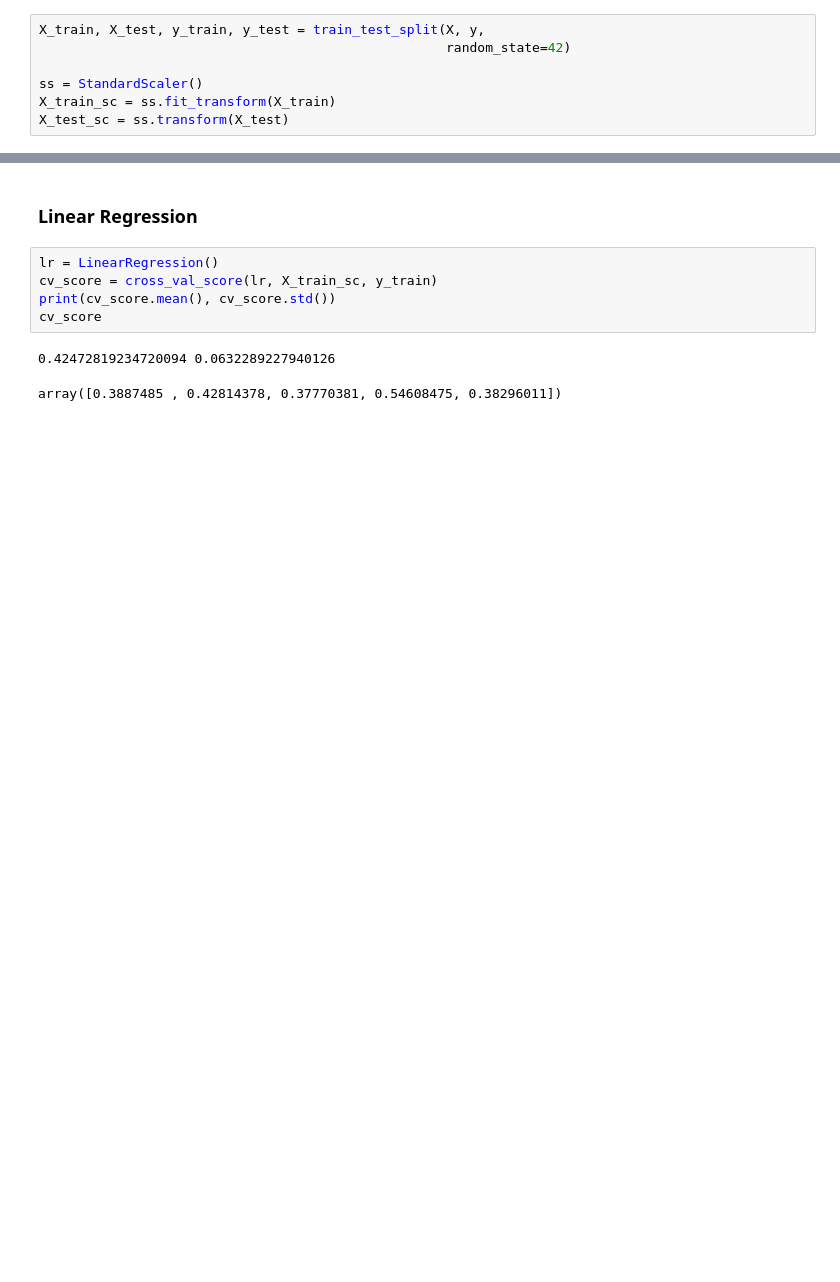
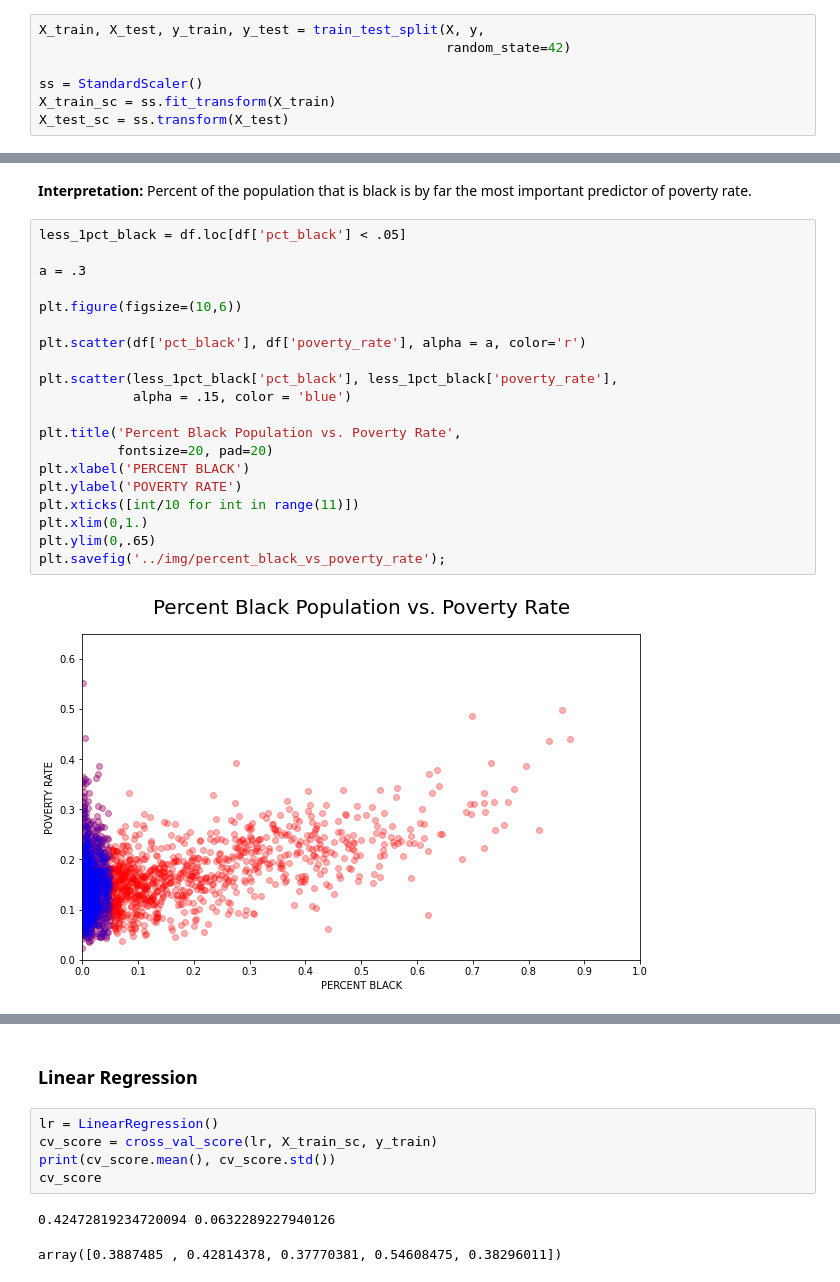
Before and after one commit to spark126/covid_poverty_and_death_rate, a Jupyter notebook: code/poverty_models.ipynb, the cells around one changed output, grey strips where cells are left out. Drawn from its saved outputs; the diff is of its cells as text; blank space fills up the shorter version.

```diff
--- a/code/poverty_models.ipynb
+++ b/code/poverty_models.ipynb
@@ -119,0 +236,24 @@ X_test_sc = ss.transform(X_test)
+# %% [markdown]
+**Interpretation:** Percent of the population that is black is by far the most important predictor of poverty rate.
+# %%
+less_1pct_black = df.loc[df['pct_black'] < .05]
+
+a = .3
+
+plt.figure(figsize=(10,6))
+
+plt.scatter(df['pct_black'], df['poverty_rate'], alpha = a, color='r')
+
+plt.scatter(less_1pct_black['pct_black'], less_1pct_black['poverty_rate'],
+            alpha = .15, color = 'blue')
+
+plt.title('Percent Black Population vs. Poverty Rate',
+          fontsize=20, pad=20)
+plt.xlabel('PERCENT BLACK')
+plt.ylabel('POVERTY RATE')
+plt.xticks([int/10 for int in range(11)])
+plt.xlim(0,1.)
+plt.ylim(0,.65)
+plt.savefig('../img/percent_black_vs_poverty_rate');
+# %% [output]
+[figure, added]
```
Also changed, not shown: parts of 32 cells of this notebook, 4 other files.
